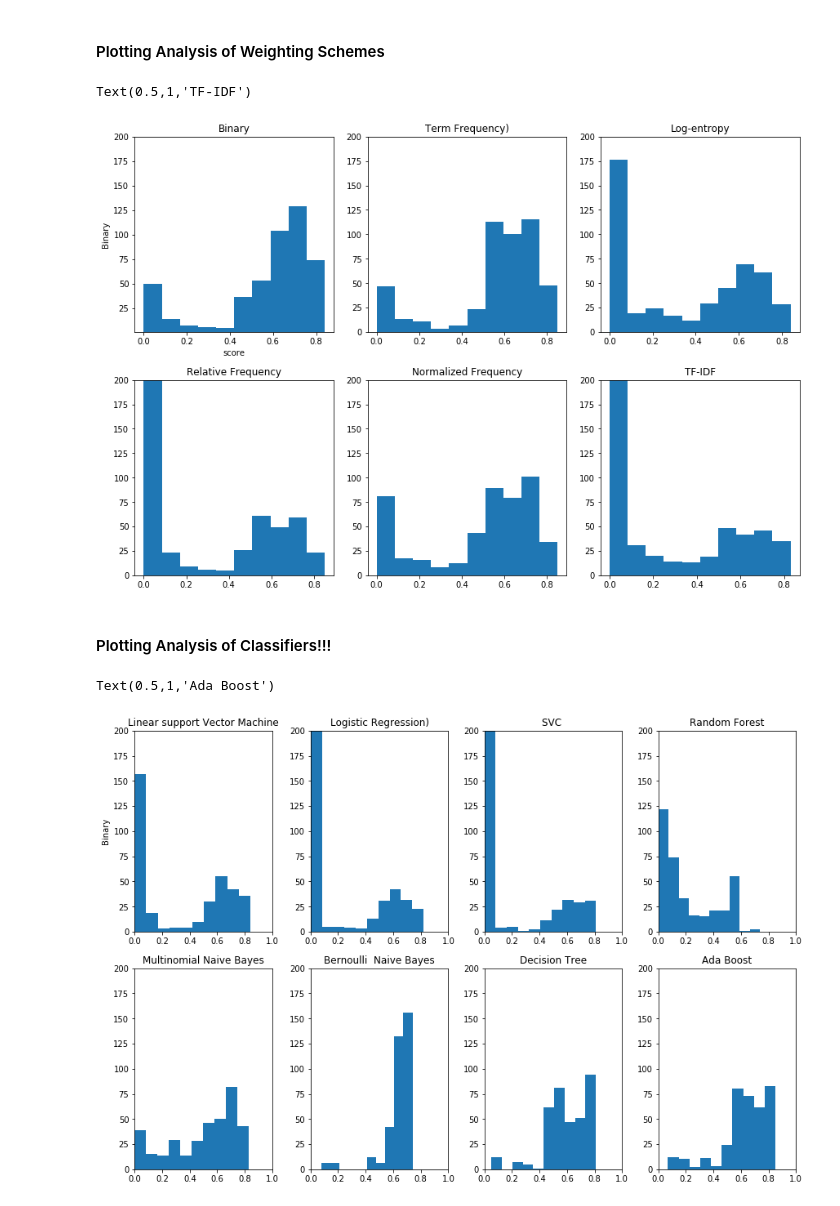
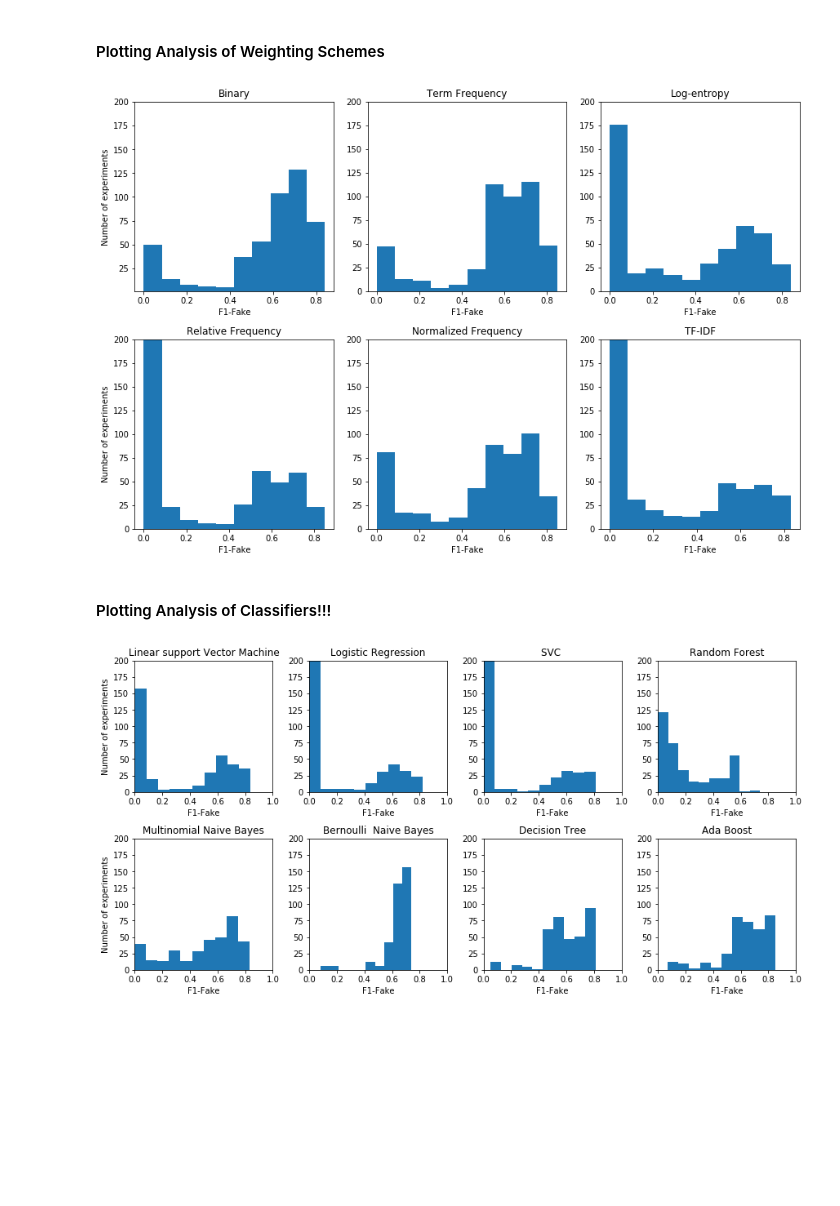
Before and after one commit to MaazAmjad/Urdu_Fake_News, a Jupyter notebook: ResultAnalysis.ipynb, the cells around one changed output. Drawn from its saved outputs; the diff is of its cells as text; code cells hidden in the pictures; blank space fills up the shorter version.

```diff
--- a/ResultAnalysis.ipynb
+++ b/ResultAnalysis.ipynb
@@ -643,87 +640,101 @@ figure, ax = plt.subplots(ncols=3, nrows=2, figsize=(12, 8), constrained_layout=
 
 ax[0][0].hist(results[results['weight scheme'] == 'binary']['f1_fake'])
 ax[0][0].set_title('Binary'), ax[0][0].set_ylim(1, 200)
-ax[0][0].set_ylabel('Binary')
-ax[0][0].set_xlabel('score')
+ax[0][0].set_ylabel('Number of experiments')
+ax[0][0].set_xlabel('F1-Fake')
 
 ax[0][1].hist(results[results['weight scheme'] == 'none (tf)']['f1_fake'])
 ax[0][1].set_ybound(lower=0, upper=200)
-ax[0][1].set_title('Term Frequency)')
+ax[0][1].set_title('Term Frequency')
+ax[0][1].set_xlabel('F1-Fake')
 
 ax[0][2].hist(results[results['weight scheme'] == 'logent']['f1_fake'])
 ax[0][2].set_ybound(lower=0, upper=200)
 ax[0][2].set_title('Log-entropy')
+ax[0][2].set_xlabel('F1-Fake')
 
 ax[1][0].hist(results[results['weight scheme'] == 'relat']['f1_fake'])
+ax[1][0].set_ylabel('Number of experiments')
 ax[1][0].set_ybound(lower=0, upper=200)
 ax[1][0].set_title('Relative Frequency')
+ax[1][0].set_xlabel('F1-Fake')
 
 
 ax[1][1].hist(results[results['weight scheme'] == 'norm']['f1_fake'])
 ax[1][1].set_ybound(lower=0, upper=200)
 ax[1][1].set_title('Normalized Frequency')
+ax[1][1].set_xlabel('F1-Fake')
 
 ax[1][2].hist(results[results['weight scheme'] == 'tfidf']['f1_fake'])
 ax[1][2].set_ybound(lower=0, upper=200)
 ax[1][2].set_title('TF-IDF')
+ax[1][2].set_xlabel('F1-Fake')
+figure.savefig('weight.png')
 # %% [output]
-Text(0.5,1,'TF-IDF')
-[figure, old version]
+[figure, new version]
 # %% [markdown]
 #### Plotting Analysis of Classifiers!!!
 # %%
  # add  similar analysis for classifiers
 
 from matplotlib import pyplot as plt
-figure, ax = plt.subplots(ncols=4, nrows=2, figsize=(12, 8), constrained_layout=True)
+figure, ax = plt.subplots(ncols=4, nrows=2, figsize=(12, 6), constrained_layout=True)
 
 ax[0][0].hist(results[results['classifier'] == 'LinearSVC']['f1_fake'])
 ax[0][0].set_ybound(lower=0, upper=200)
 ax[0][0].set_xbound(lower=0.0, upper=1.0)
 ax[0][0].set_title('Linear support Vector Machine')
-ax[0][0].set_ylabel('Binary')
+ax[0][0].set_ylabel('Number of experiments')
+ax[0][0].set_xlabel('F1-Fake')
 
 
 ax[0][1].hist(results[results['classifier'] == 'LogisticRegression']['f1_fake'])
 ax[0][1].set_ybound(lower=0, upper=200)
 ax[0][1].set_xbound(lower=0.0, upper=1.0)
-ax[0][1].set_title('Logistic Regression)')
+ax[0][1].set_title('Logistic Regression')
+ax[0][1].set_xlabel('F1-Fake')
 
 ax[0][2].hist(results[results['classifier'] == 'SVC']['f1_fake'])
 ax[0][2].set_ybound(lower=0, upper=200)
 ax[0][2].set_xbound(lower=0.0, upper=1.0)
 ax[0][2].set_title('SVC ')
+ax[0][2].set_xlabel('F1-Fake')
 
 ax[0][3].hist(results[results['classifier'] == 'RandomForestClassifier']['f1_fake'])
 ax[0][3].set_ybound(lower=0, upper=200)
 ax[0][3].set_xbound(lower=0.0, upper=1.0)
 ax[0][3].set_title('Random Forest')
+ax[0][3].set_xlabel('F1-Fake')
 
 
 ax[1][0].hist(results[results['classifier'] == 'MultinomialNB']['f1_fake'])
 ax[1][0].set_ybound(lower=0, upper=200)
 ax[1][0].set_xbound(lower=0.0, upper=1.0)
 ax[1][0].set_title('Multinomial Naive Bayes')
+ax[1][0].set_ylabel('Number of experiments')
+ax[1][0].set_xlabel('F1-Fake')
 
 ax[1][1].hist(results[results['classifier'] == 'BernoulliNB']['f1_fake'])
 ax[1][1].set_ybound(lower=0, upper=200)
 ax[1][1].set_xbound(lower=0.0, upper=1.0)
 ax[1][1].set_title('Bernoulli  Naive Bayes')
+ax[1][1].set_xlabel('F1-Fake')
 
 
 ax[1][2].hist(results[results['classifier'] == 'DecisionTreeClassifier']['f1_fake'])
 ax[1][2].set_ybound(lower=0, upper=200)
 ax[1][2].set_xbound(lower=0.0, upper=1.0)
 ax[1][2].set_title('Decision Tree')
+ax[1][2].set_xlabel('F1-Fake')
 
 ax[1][3].hist(results[results['classifier'] == 'AdaBoostClassifier']['f1_fake'])
 ax[1][3].set_ybound(lower=0, upper=200)
 ax[1][3].set_xbound(lower=0.0, upper=1.0)
 ax[1][3].set_title('Ada Boost')
+ax[1][3].set_xlabel('F1-Fake')
 
 
 
-# can we set x with intervel 0.20
+figure.savefig('weight.png')
 # %% [output]
-Text(0.5,1,'Ada Boost')
-[figure, old version]
+[figure, new version]
```
Also changed, not shown: parts of 1 cell of this notebook.
